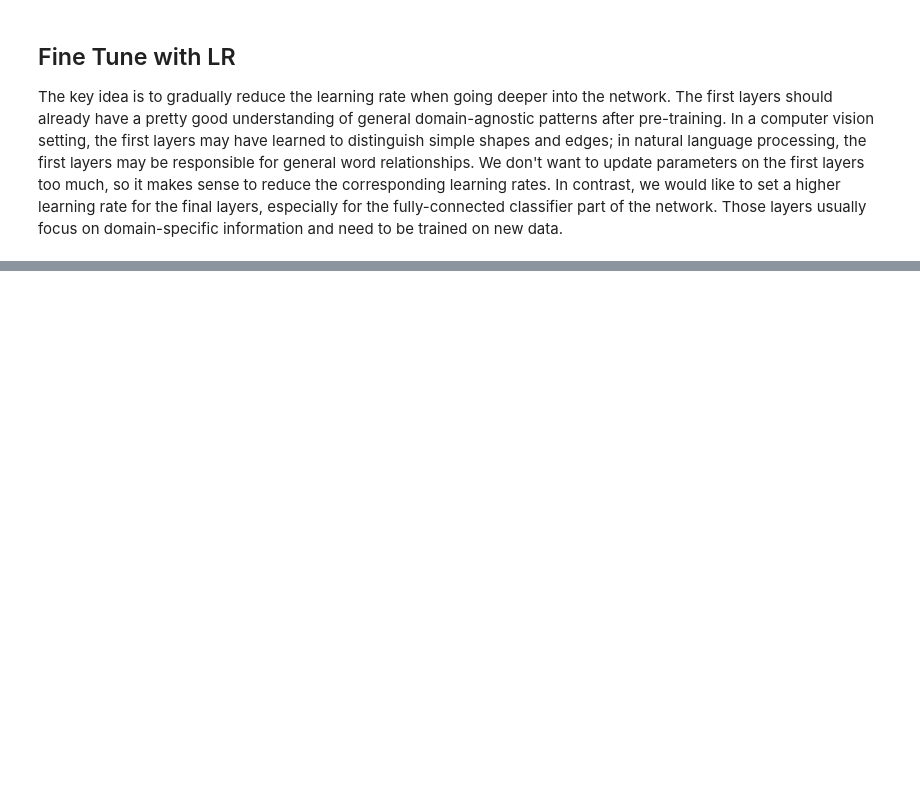
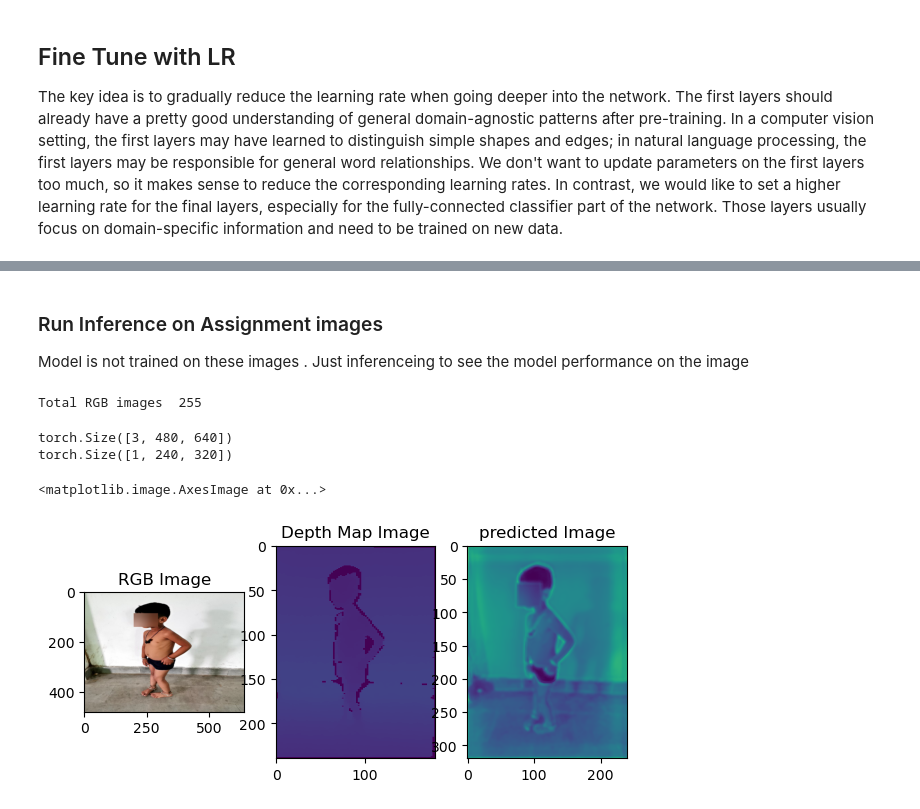
Before and after one commit to Samarth-991/Depth-Estimation, a Jupyter notebook: notebooks/03_inference.ipynb, the cells around one changed output, grey strips where cells are left out. Cells and saved outputs as stored; diff of their text form; code cells hidden in the pictures; blank space fills up the shorter version.

```diff
--- a/notebooks/03_inference.ipynb
+++ b/notebooks/03_inference.ipynb
@@ -166,0 +200,3 @@ os.system("python train.py --model_name depth_modelv2 --path ../Data/ --outdir .
+# %% [markdown]
+### Run Inference on Assignment images
+Model is not trained on these images . Just inferenceing to see the model performance on the image
@@ -166,0 +211,58 @@ os.system("python train.py --model_name depth_modelv2 --path ../Data/ --outdir .
+# %%
+path = "../Data/Assignment_data/360_scan/"
+child_rgb_files = glob(path+"/*/rgb/*")
+child_depth_files = glob(path+'/*/depth/*')
+print("Total RGB images ",len(child_rgb_files))
+# calibration_files = glob(path+'/*/calibration/*')
+
+data_loader = CreateAssignemntDataset(child_rgb_files,child_depth_files,process_image=pre_process())
+# %% [output]
+Total RGB images  255
+# %%
+import random
+random_idx = random.randint(0, len(data_loader)-1)
+sample = data_loader[random_idx]
+
+print(sample['image'].shape)
+print(sample['depth'].shape)
+# %% [output]
+torch.Size([3, 480, 640])
+torch.Size([1, 240, 320])
+# %%
+rgb_fpath = child_rgb_files[0]
+depth_fpath = rgb_fpath.replace('rgb','depth')
+calib_fpath = os.path.dirname(rgb_fpath).replace('rgb','calibration/0')
+
+data = load_assignment_data(rgb_fpath=rgb_fpath,depthmap_fpath=depth_fpath,calibration_fpath=calib_fpath)
+# %%
+import cv2
+
+def get_predictions(test_image , model,depth_scale=0.01):
+    model.eval()
+    test_image = cv2.resize(test_image ,(480,640),interpolation=cv2.INTER_LINEAR)
+    test_image = torch.from_numpy(np.transpose(test_image, (2, 0, 1)))
+    test_image = test_image.float().to(device)
+    test_image = torch.unsqueeze(test_image,dim=0) # torch.Size([1, 3, 480, 640])
+
+    y_pred = model(test_image)
+    y_pred = tensor_to_numpy_image(y_pred,rgb=False)
+    return y_pred
+
+
+predicted_image  = get_predictions(data[8],model=fine_tune_depth_model)
+# %%
+plt.figure(figsize=(7,15))
+plt.subplot(1,3,1)
+plt.title("RGB Image")
+plt.imshow(data[8])
+
+plt.subplot(1,3,2)
+plt.title("Depth Map Image")
+plt.imshow(data[3]*255.0)
+
+plt.subplot(1,3,3)
+plt.title("predicted Image")
+plt.imshow(predicted_image)
+# %% [output]
+<matplotlib.image.AxesImage at 0x...>
+[figure, added]
```
Also changed, not shown: parts of 12 cells of this notebook, 3 other files.
